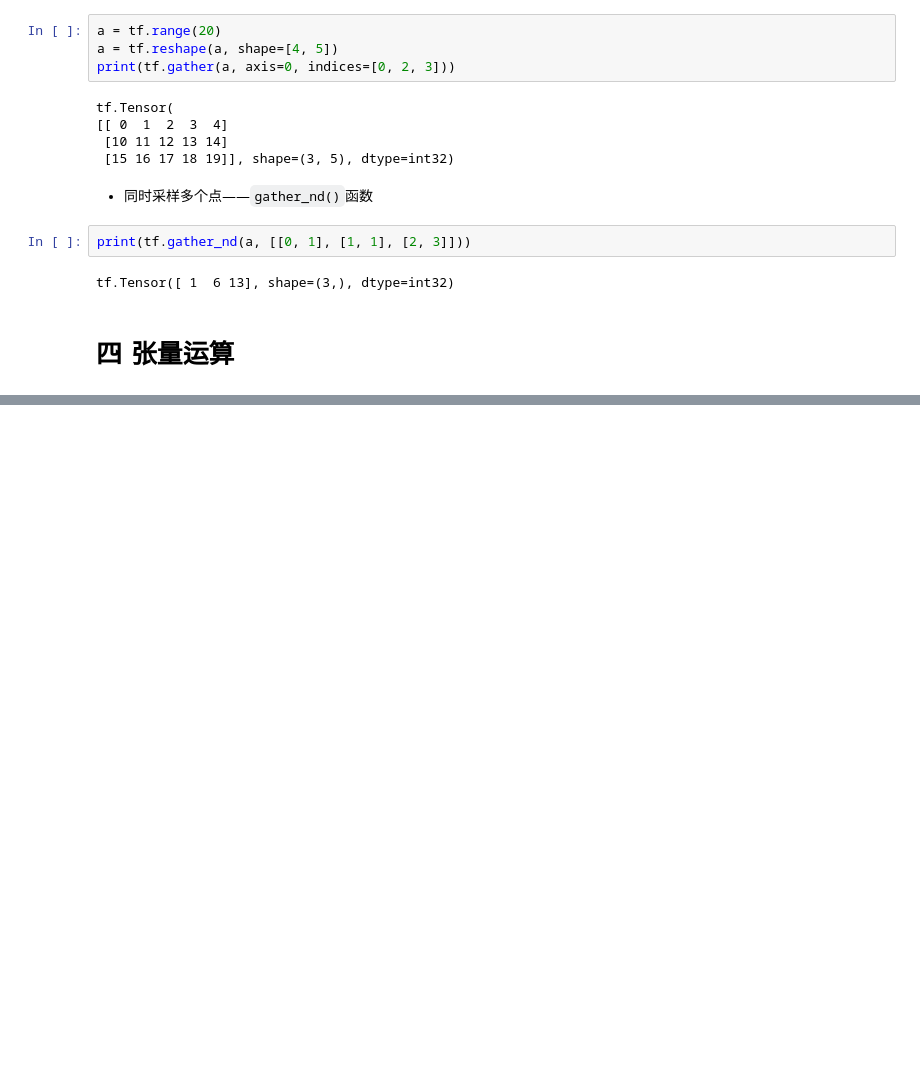
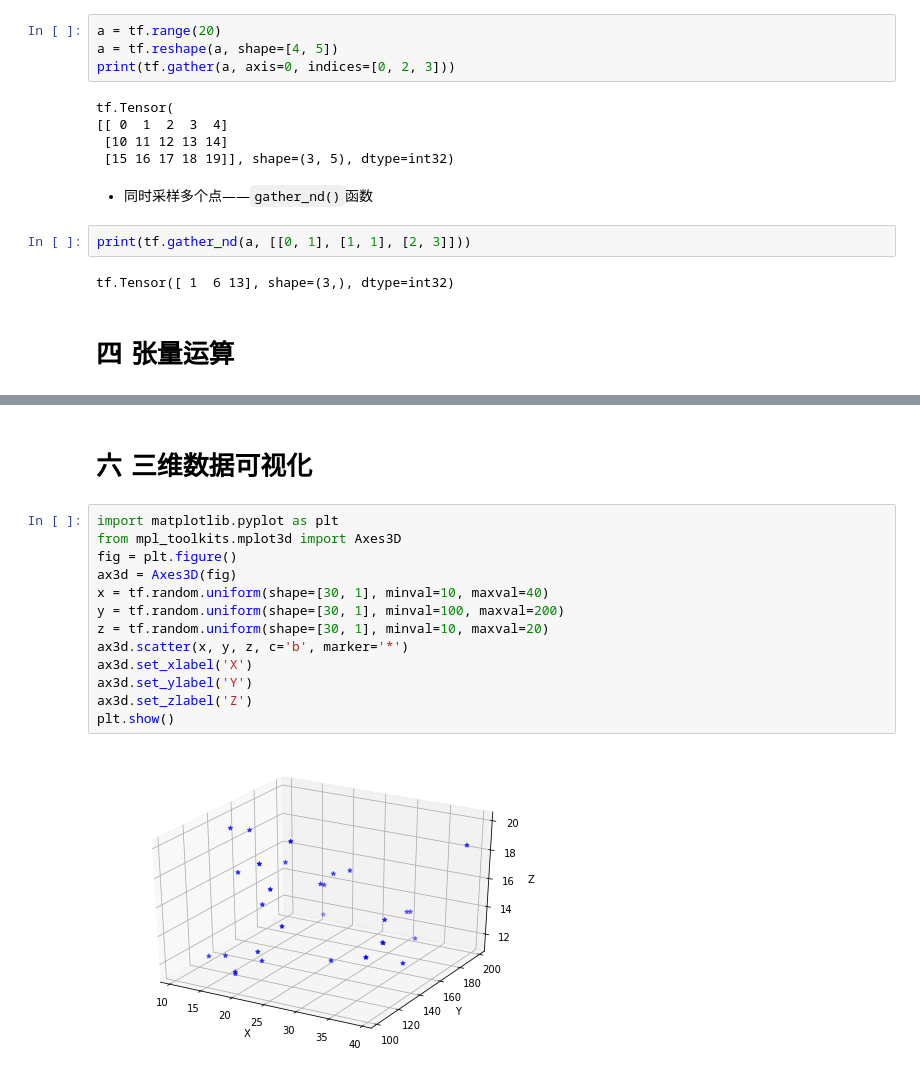
Before and after one commit to daoist1037/Learning, a Jupyter notebook: Py/TensorflowLearn/shortTensorflow.ipynb, the cells around one changed output, grey strips where cells are left out. Cells and saved outputs as stored; diff of their text form; blank space fills up the shorter version.

```diff
--- a/Py/TensorflowLearn/shortTensorflow.ipynb
+++ b/Py/TensorflowLearn/shortTensorflow.ipynb
@@ -386,0 +499,17 @@ tf.Tensor([ 1  6 13], shape=(3,), dtype=int32)
+# %% [markdown]
+# 六 三维数据可视化
+# %%
+import matplotlib.pyplot as plt
+from mpl_toolkits.mplot3d import Axes3D
+fig = plt.figure()
+ax3d = Axes3D(fig)
+x = tf.random.uniform(shape=[30, 1], minval=10, maxval=40)
+y = tf.random.uniform(shape=[30, 1], minval=100, maxval=200)
+z = tf.random.uniform(shape=[30, 1], minval=10, maxval=20)
+ax3d.scatter(x, y, z, c='b', marker='*')
+ax3d.set_xlabel('X')
+ax3d.set_ylabel('Y')
+ax3d.set_zlabel('Z')
+plt.show()
+# %% [output]
+[figure, added]
```
Also changed, not shown: parts of 14 cells of this notebook, 15 other files.
